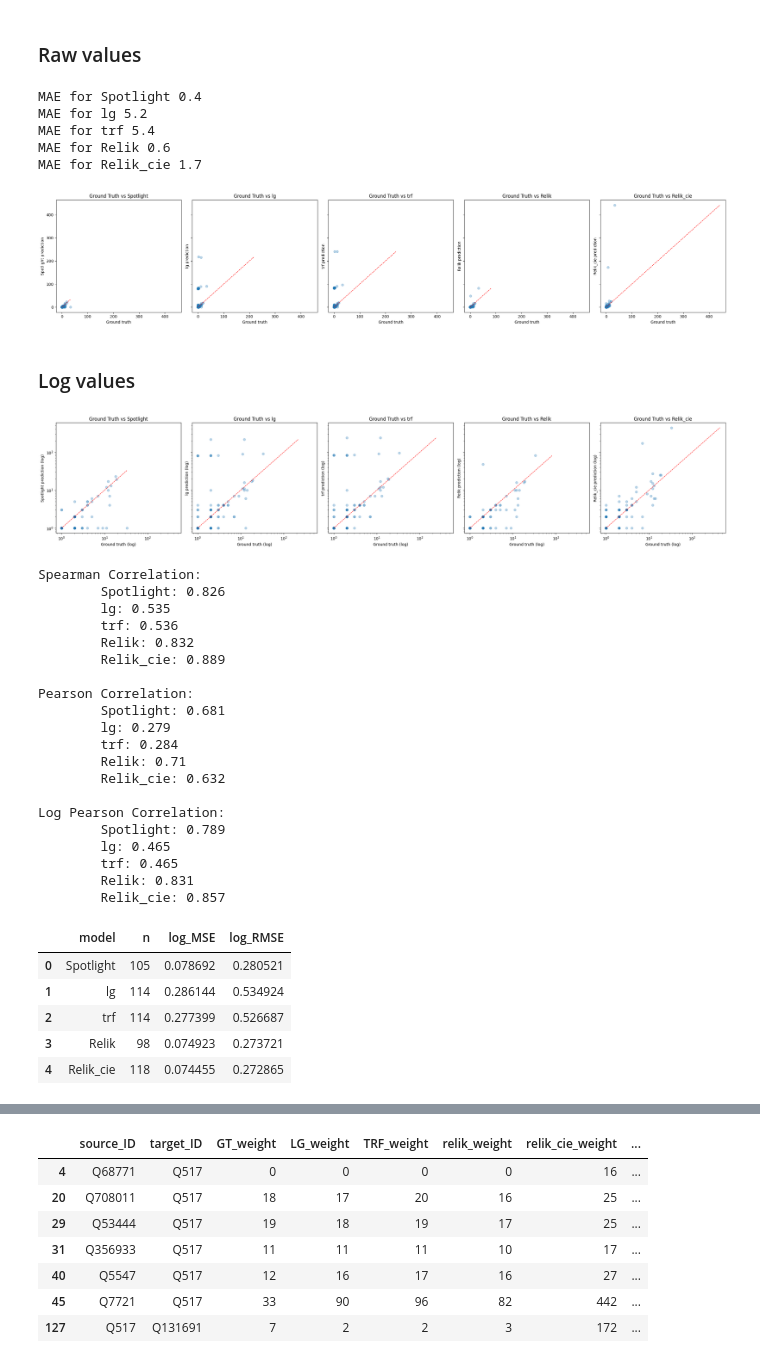
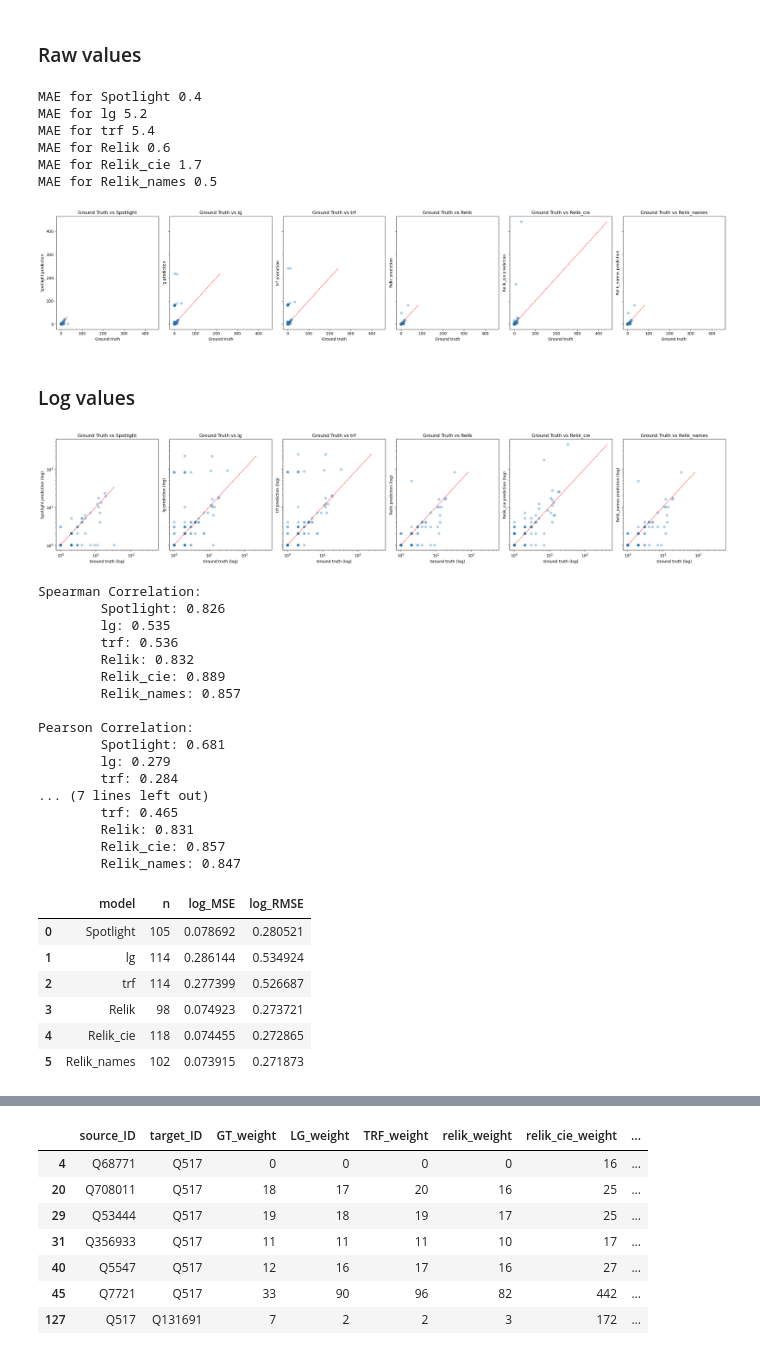
Before and after one commit to Karima-m/BSc_Project_Fall2026, a Jupyter notebook: notebooks/06_analysis.ipynb, the cells around one changed output, grey strips where cells are left out. Saved outputs shown, nothing was run; the diff lists cells and outputs as text; code cells hidden in the pictures.

Commit message:
include corrected relik version with names

```diff
--- a/notebooks/06_analysis.ipynb
+++ b/notebooks/06_analysis.ipynb
@@ -28,7 +35,8 @@ models = [
     ('LG_weight', 'lg'),
     ('TRF_weight', 'trf'),
     ('relik_weight', 'Relik'),
-    ('relik_cie_weight', 'Relik_cie')
+    ('relik_cie_weight', 'Relik_cie'),
+    ('relik_names_weight', 'Relik_names')
 ]
 # %% [markdown]
 ### Raw values
@@ -43,8 +51,9 @@ MAE for lg 5.2
 MAE for trf 5.4
 MAE for Relik 0.6
 MAE for Relik_cie 1.7
+MAE for Relik_names 0.5
 # %%
-fig, axes = plt.subplots(1, 5, figsize=(25, 5), sharex=True, sharey=True)
+fig, axes = plt.subplots(1, 6, figsize=(25, 5), sharex=True, sharey=True)
 
 for ax, (col, label) in zip(axes, models):
     ax.scatter(weight_df['GT_weight'], weight_df[col], alpha=0.3)
@@ -62,35 +71,35 @@ for ax, (col, label) in zip(axes, models):
 plt.tight_layout()
 plt.show()
 # %% [output]
-[figure, old version]
+[figure, new version]
 # %% [markdown]
 ### Log values
 # %%
-fig, axes = plt.subplots(1, 5, figsize=(25, 5), sharex=True, sharey=True)
+fig, axes = plt.subplots(1, 6, figsize=(25, 5), sharex=True, sharey=True)
 
 for ax, (col, label) in zip(axes, models):
     # keep only rows where both values are > 0 (log can't show 0)
     data = weight_df[(weight_df['GT_weight'] > 0) & (weight_df[col] > 0)]
 
     ax.scatter(data['GT_weight'], data[col], alpha=0.3)
 
     lims = [
         min(data['GT_weight'].min(), data[col].min()),
         max(data['GT_weight'].max(), data[col].max())
     ]
     ax.plot(lims, lims, 'r--', linewidth=1)
 
     ax.set_xscale('log')
     ax.set_yscale('log')
 
     ax.set_xlabel('Ground truth (log)')
     ax.set_ylabel(f'{label} prediction (log)')
     ax.set_title(f'Ground Truth vs {label}')
 
 plt.tight_layout()
 plt.show()
 # %% [output]
-[figure, old version]
+[figure, new version]
 # %%
 print('Spearman Correlation:')
 
@@ -117,20 +126,17 @@ Spearman Correlation:
         trf: 0.536
         Relik: 0.832
         Relik_cie: 0.889
+        Relik_names: 0.857
 
 Pearson Correlation:
         Spotlight: 0.681
         lg: 0.279
         trf: 0.284
-        Relik: 0.71
-        Relik_cie: 0.632
-
-Log Pearson Correlation:
-        Spotlight: 0.789
-        lg: 0.465
+... (7 lines left out)
         trf: 0.465
         Relik: 0.831
         Relik_cie: 0.857
+        Relik_names: 0.847
 # %%
 results = []
 for col, label in models:
@@ -154,6 +160,7 @@ pd.DataFrame(results)
 | 2 | trf | 114 | 0.277399 | 0.526687 |
 | 3 | Relik | 98 | 0.074923 | 0.273721 |
 | 4 | Relik_cie | 118 | 0.074455 | 0.272865 |
+| 5 | Relik_names | 102 | 0.073915 | 0.271873 |
 # %%
 out_weight_df = weight_df[weight_df['direction']=='out']
 
```
Also changed, not shown: parts of 5 cells of this notebook, 5 other files.
